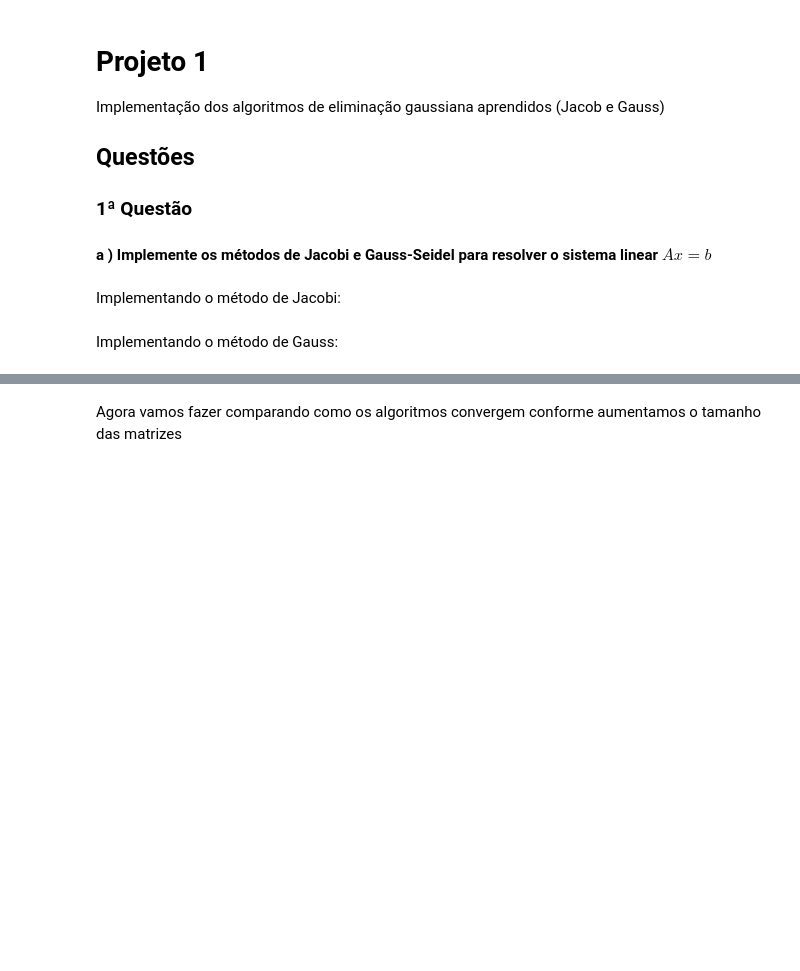
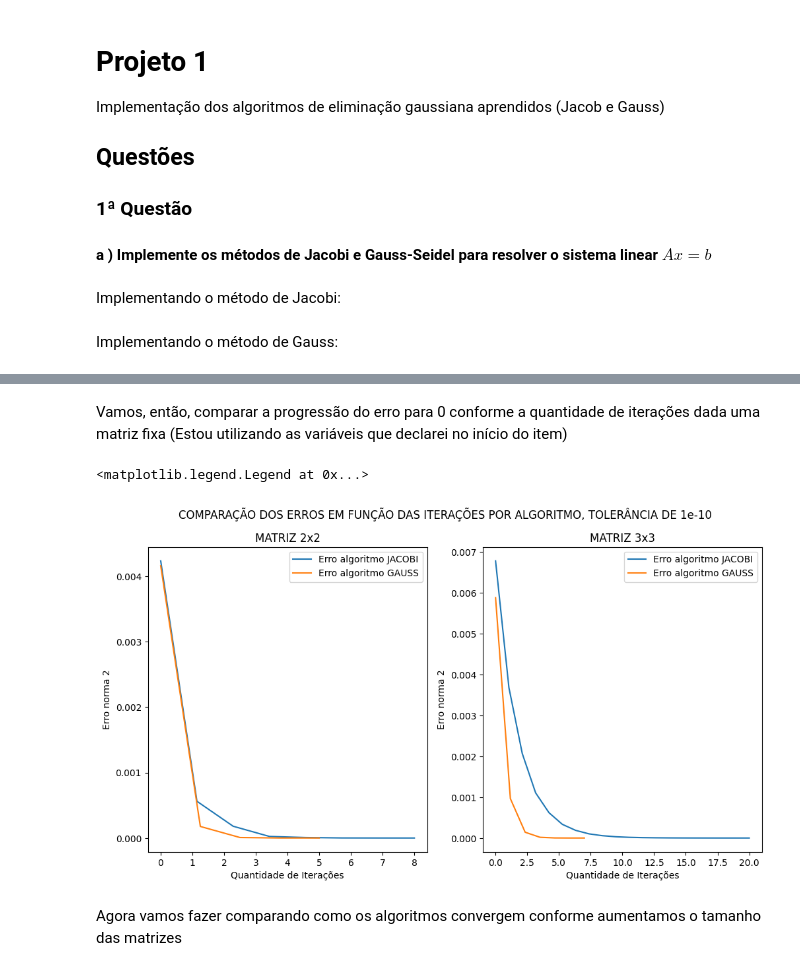
Before and after one commit to jaopredo/linear-algebra, a Jupyter notebook: elimination_algorithms.ipynb, the cells around one changed output, grey strips where cells are left out. Cells and saved outputs as stored; diff of their text form; code cells hidden in the pictures; blank space fills up the shorter version.

```diff
--- a/elimination_algorithms.ipynb
+++ b/elimination_algorithms.ipynb
@@ -212,3 +231,72 @@ plt.plot()
+# %% [markdown]
+Vamos, então, comparar a progressão do erro para 0 conforme a quantidade de iterações dada uma matriz fixa (Estou utilizando as variáveis que declarei no início do item)
+# %%
+A_2x2 = generate_strictly_diagonal_dominant_matrix(2, -1000, 1000)
+b_2x2 = generate_column_vector(2)
+A_3x3 = generate_strictly_diagonal_dominant_matrix(3, -1000, 1000)
+b_3x3 = generate_column_vector(3)
+
+# Getting the real solutions
+solution_2x2_system = np.linalg.inv(A_2x2) @ b_2x2
+solution_3x3_system = np.linalg.inv(A_3x3) @ b_3x3
+
+# Getting the erros for the 2x2 system
+_, _, errors_2x2_jacobi = jacobi(
+    A_2x2,
+    b_2x2,
+    solution_2x2_system,
+    TOTAL_ITERATIONS_FOR_EACH_ALGORITHM,
+    atol=ABSOLUTE_TOLERANCE,
+    return_errors=True
+)
+_, _, errors_2x2_gauss = gauss_seidel(
+    A_2x2,
+    b_2x2,
+    solution_2x2_system,
+    TOTAL_ITERATIONS_FOR_EACH_ALGORITHM,
+    atol=ABSOLUTE_TOLERANCE,
+    return_errors=True
+)
+
+# Getting the errors for the 3x3 system
+_, _, errors_3x3_jacobi = jacobi(
+    A_3x3,
+    b_3x3,
+    solution_3x3_system,
+    TOTAL_ITERATIONS_FOR_EACH_ALGORITHM,
+    atol=ABSOLUTE_TOLERANCE,
+    return_errors=True
+)
+_, _, errors_3x3_gauss = gauss_seidel(
+    A_3x3,
+    b_3x3,
+    solution_3x3_system,
+    TOTAL_ITERATIONS_FOR_EACH_ALGORITHM,
+    atol=ABSOLUTE_TOLERANCE,
+    return_errors=True
+)
+
+# Plotting to compare them
+fig, axes = plt.subplots(ncols=2, figsize=(12,6))
+
+fig.suptitle(f"COMPARAÇÃO DOS ERROS EM FUNÇÃO DAS ITERAÇÕES POR ALGORITMO, TOLERÂNCIA DE {ABSOLUTE_TOLERANCE}")
+
+axes[0].plot(np.linspace(0, len(errors_2x2_jacobi), len(errors_2x2_jacobi)), errors_2x2_jacobi, label="Erro algoritmo JACOBI")
+axes[0].plot(np.linspace(0, len(errors_2x2_gauss), len(errors_2x2_gauss)), errors_2x2_gauss, label="Erro algoritmo GAUSS")
+axes[0].set_title("MATRIZ 2x2")
+axes[0].set_xlabel("Quantidade de Iterações")
+axes[0].set_ylabel("Erro norma 2")
+axes[0].legend()
+
+axes[1].plot(np.linspace(0, len(errors_3x3_jacobi), len(errors_3x3_jacobi)), errors_3x3_jacobi, label="Erro algoritmo JACOBI")
+axes[1].plot(np.linspace(0, len(errors_3x3_gauss), len(errors_3x3_gauss)), errors_3x3_gauss, label="Erro algoritmo GAUSS")
+axes[1].set_title("MATRIZ 3x3")
+axes[1].set_xlabel("Quantidade de Iterações")
+axes[1].set_ylabel("Erro norma 2")
+axes[1].legend()
+# %% [output]
+<matplotlib.legend.Legend at 0x...>
+[figure, added]
 # %% [markdown]
 Agora vamos fazer comparando como os algoritmos convergem conforme aumentamos o tamanho das matrizes
 # %%
```
Also changed, not shown: parts of 13 cells of this notebook.
